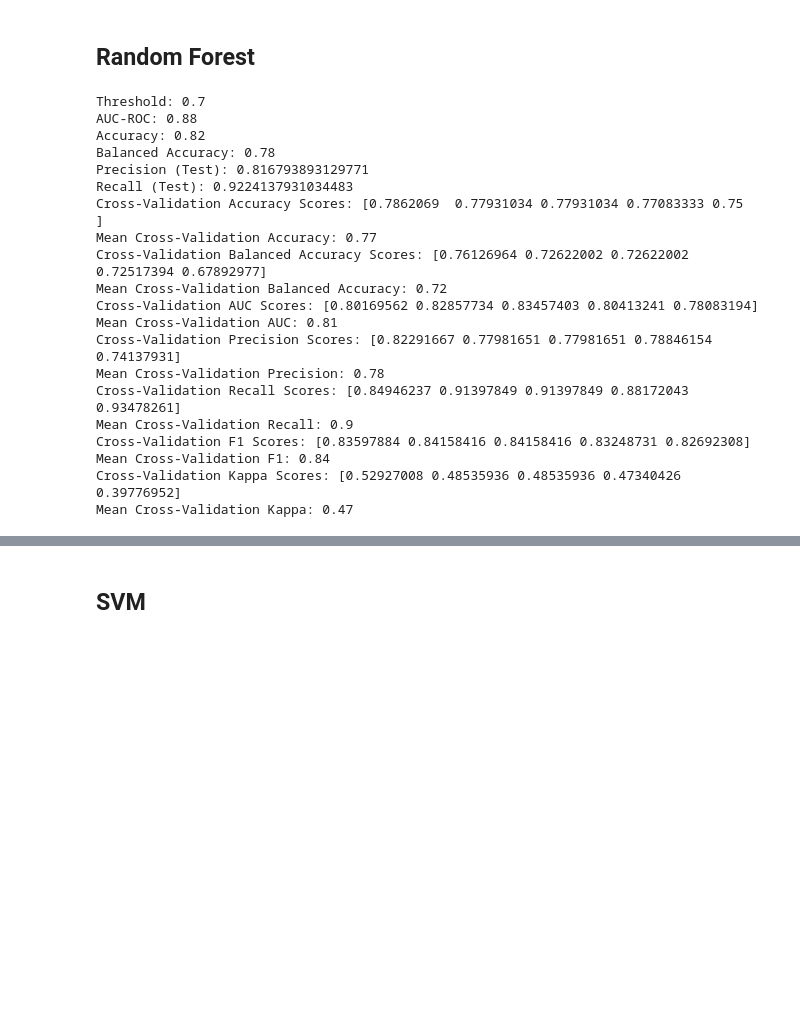
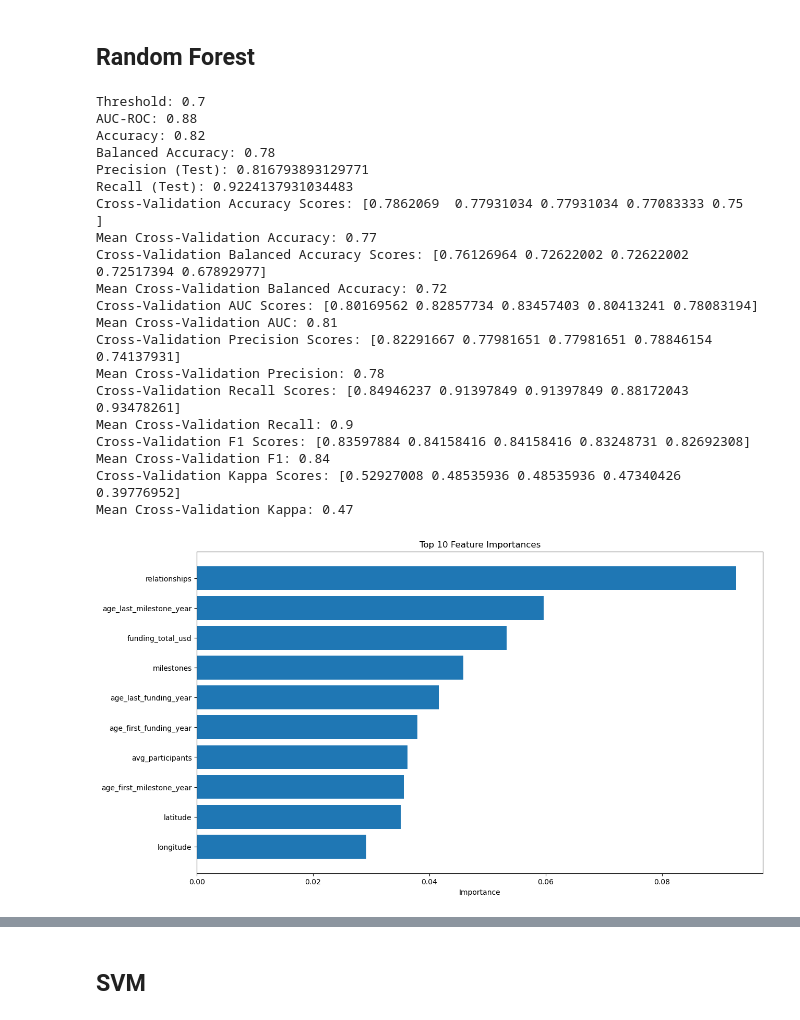
Before and after one commit to MayaVB/Applied_DS_Project, a Jupyter notebook: notebooks/main.ipynb, the cells around one changed output, grey strips where cells are left out. Saved outputs shown, nothing was run; the diff lists cells and outputs as text; code cells hidden in the pictures; blank space fills up the shorter version.

```diff
--- a/notebooks/main.ipynb
+++ b/notebooks/main.ipynb
@@ -125,32 +125,33 @@ Mean Cross-Validation Kappa: 0.47
 # %%
 rf_clf = train_rf_model(X_train, y_train)
 rf_pred, rf_prob = predict_model(rf_clf, X_test)
 metrics['RandomForest'] = evaluate_model(y_test, rf_pred, rf_prob)
 
 cv_results_rf = perform_cross_validation(rf_clf, X_train, y_train, n_splits=5, random_state=random_state)
 metrics['RandomForest']['Kappa'] = round(cv_results_rf['test_kappa'].mean(), 2)
 import warnings
 warnings.filterwarnings("ignore")
-# plot_feature_importances(rf_clf, feature_names=X.columns, num_of_features=10)
-# plot_auc_roc_curve(y_test, rf_prob, model_name='randomForest')
+plot_feature_importances(rf_clf, feature_names=X.columns, num_of_features=10)
+plot_auc_roc_curve(y_test, rf_prob, model_name='randomForest')
 # %% [output]
 Threshold: 0.7
 AUC-ROC: 0.88
 Accuracy: 0.82
 Balanced Accuracy: 0.78
 Precision (Test): 0.816793893129771
 Recall (Test): 0.9224137931034483
 Cross-Validation Accuracy Scores: [0.7862069  0.77931034 0.77931034 0.77083333 0.75      ]
 Mean Cross-Validation Accuracy: 0.77
 Cross-Validation Balanced Accuracy Scores: [0.76126964 0.72622002 0.72622002 0.72517394 0.67892977]
 Mean Cross-Validation Balanced Accuracy: 0.72
 Cross-Validation AUC Scores: [0.80169562 0.82857734 0.83457403 0.80413241 0.78083194]
 Mean Cross-Validation AUC: 0.81
 Cross-Validation Precision Scores: [0.82291667 0.77981651 0.77981651 0.78846154 0.74137931]
 Mean Cross-Validation Precision: 0.78
 Cross-Validation Recall Scores: [0.84946237 0.91397849 0.91397849 0.88172043 0.93478261]
 Mean Cross-Validation Recall: 0.9
 Cross-Validation F1 Scores: [0.83597884 0.84158416 0.84158416 0.83248731 0.82692308]
 Mean Cross-Validation F1: 0.84
 Cross-Validation Kappa Scores: [0.52927008 0.48535936 0.48535936 0.47340426 0.39776952]
 Mean Cross-Validation Kappa: 0.47
+[figure, added]
```
Also changed, not shown: parts of 6 cells of this notebook, 1 other file.
